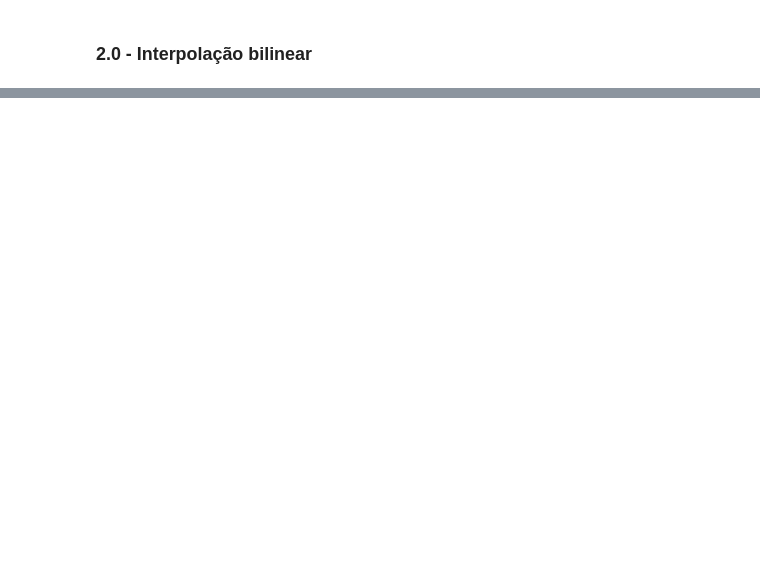
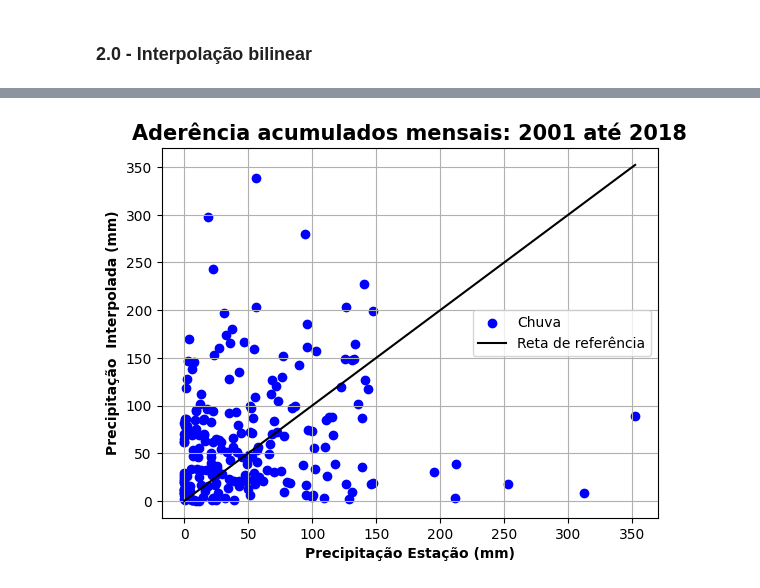
Before and after one commit to flow-ufal/gpm_precipitation_tools, a Jupyter notebook: modulos_tratamento_dados/exemplos/exemplo-modulo3.ipynb, the cells around one changed output, grey strips where cells are left out. Saved outputs shown, nothing was run; the diff lists cells and outputs as text; code cells hidden in the pictures; blank space fills up the shorter version.

```diff
--- a/modulos_tratamento_dados/exemplos/exemplo-modulo3.ipynb
+++ b/modulos_tratamento_dados/exemplos/exemplo-modulo3.ipynb
@@ -64,0 +251,9 @@ Precipitção (Traipu)  6.0  mm
+# %%
+#Filtrando os dados da estação para uma data específica
+range_data = df_traipu[(df_traipu.Data >= "2001-01-01") & (df_traipu.Data <= "2002-12-31")]
+
+#Calculando acumulados mensais para um único ano
+traipu_month_accum = modulo2.month_statistics(range_data, opc=0)
+traipu_month_accum = traipu_month_accum[traipu_month_accum.index != '2009-06-30']
+
+traipu_month_accum
@@ -64,0 +301,8 @@ Precipitção (Traipu)  6.0  mm
+# %%
+path = r'C:\Users\Ari\Documents\UFAL\Pesquisa\PIBIC 23-24\Dados\LIB INPE\modulos_tratamento_dados\modulos_tratamento_dados\dados\MONTHLY_ACCUM_MANUAL'
+
+files = filter_range_annual_path(path, year_start=2001, year_end=2018, name_extension_file='nc')
+
+coords_station = (-37.00330, -9.97280)
+
+interpolation = calc_interpolation_series(coords_station, files, traipu_month_accum, temp_scale='monthly_accum_manual')
@@ -64,0 +312,7 @@ Precipitção (Traipu)  6.0  mm
+# %%
+#Filtrando os dados da estação para uma data específica
+range_data = df_traipu[(df_traipu.Data >= "2001-01-01") & (df_traipu.Data <= "2002-12-31")]
+
+#Calculando acumulados mensais para um único ano
+traipu_month_accum = modulo2.month_statistics(range_data, opc=0)
+traipu_month_accum = traipu_month_accum[traipu_month_accum.index != '2009-06-30']
@@ -64,0 +381,21 @@ Precipitção (Traipu)  6.0  mm
+# %%
+import matplotlib.pyplot as plt
+
+data_station, data_interpolation = interpolation[0], interpolation[1]
+
+prec_month_accum_max = max(traipu_month_accum['Precipitação (mm)'].to_list())
+
+fig, ax = plt.subplots()
+
+ax.scatter(np.array(data_station), np.array(data_interpolation), color='blue')
+ax.plot([0, prec_month_accum_max], [0, prec_month_accum_max], color='black')
+
+plt.title('Aderência acumulados mensais: 2001 até 2018', size=15, weight='bold')
+plt.xlabel('Precipitação Estação (mm)', size=10, weight='bold')
+plt.ylabel('Precipitação  Interpolada (mm)', size=10, weight='bold')
+plt.legend(['Chuva', 'Reta de referência'])
+plt.grid()
+
+plt.show()
+# %% [output]
+[figure, added]
```
Also changed, not shown: parts of 53 cells of this notebook, 11 other files.
